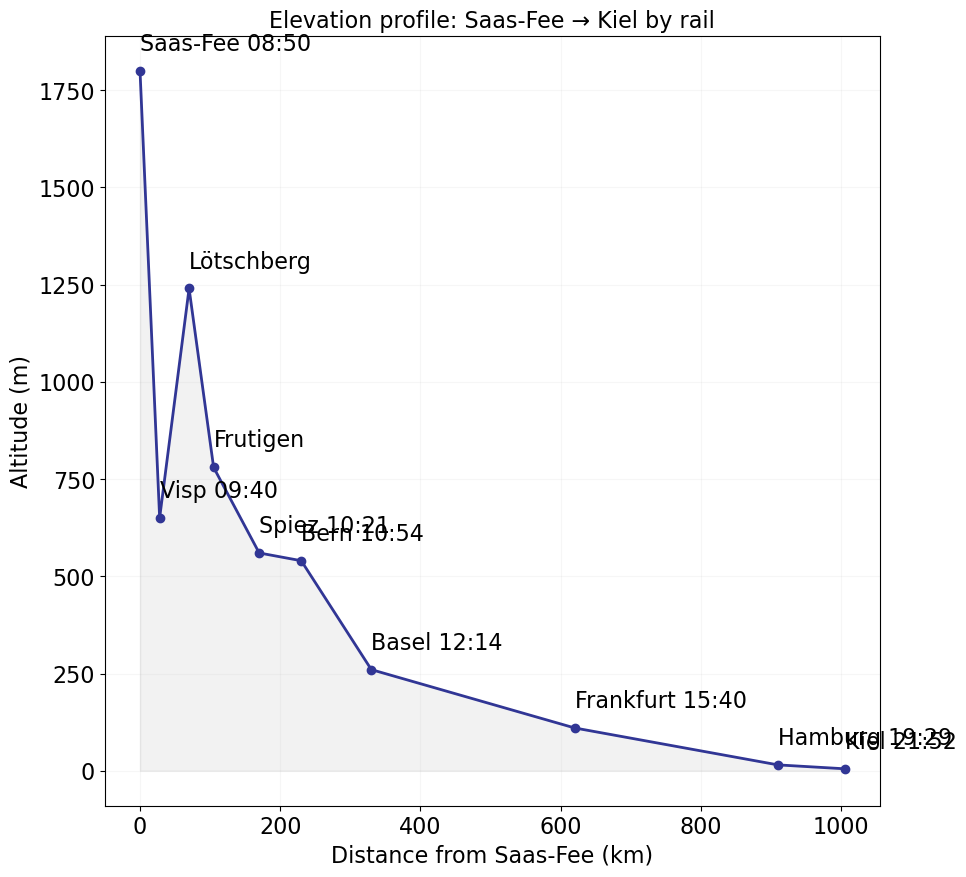
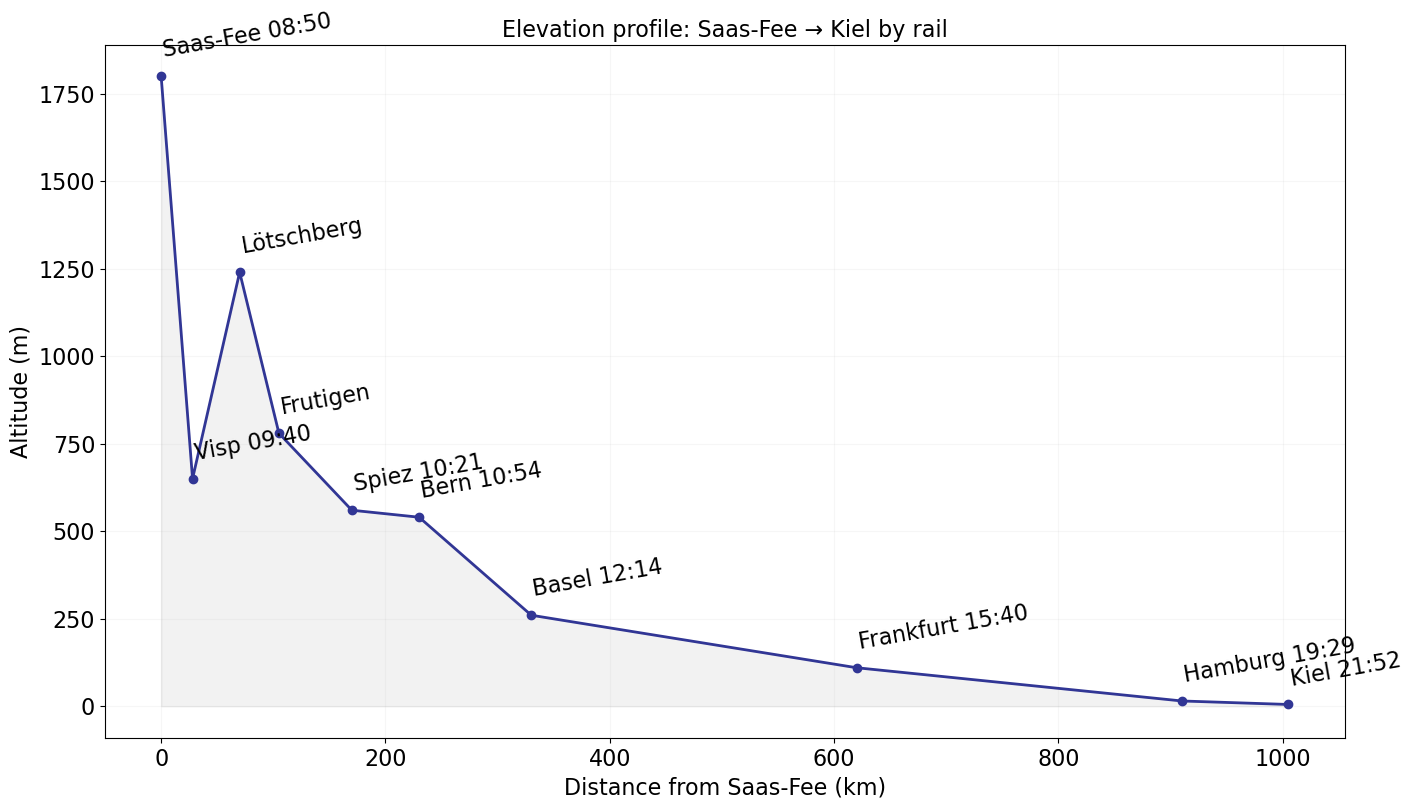
Unified diff of the notebook cell whose output changed from the first chart to the second:
--- before
+++ after
@@ -27,5 +27,5 @@
 
 fs = 16 # fontsize
-plt.figure(figsize=(10,10))
+plt.figure(figsize=(16,9))
 plt.plot(distance, height, "-o", color=myblue, lw=2)
 plt.fill_between(distance, height, 0, color='grey', alpha=0.1)
@@ -43,5 +43,5 @@
 
 for x, y, label in zip(distance, height, cities):
-    plt.text(x, y + 40, label, rotation=0, fontsize=fs,
+    plt.text(x, y + 40, label, rotation=10, fontsize=fs,
              ha="left", va="bottom")
 

Commit: Add files via upload